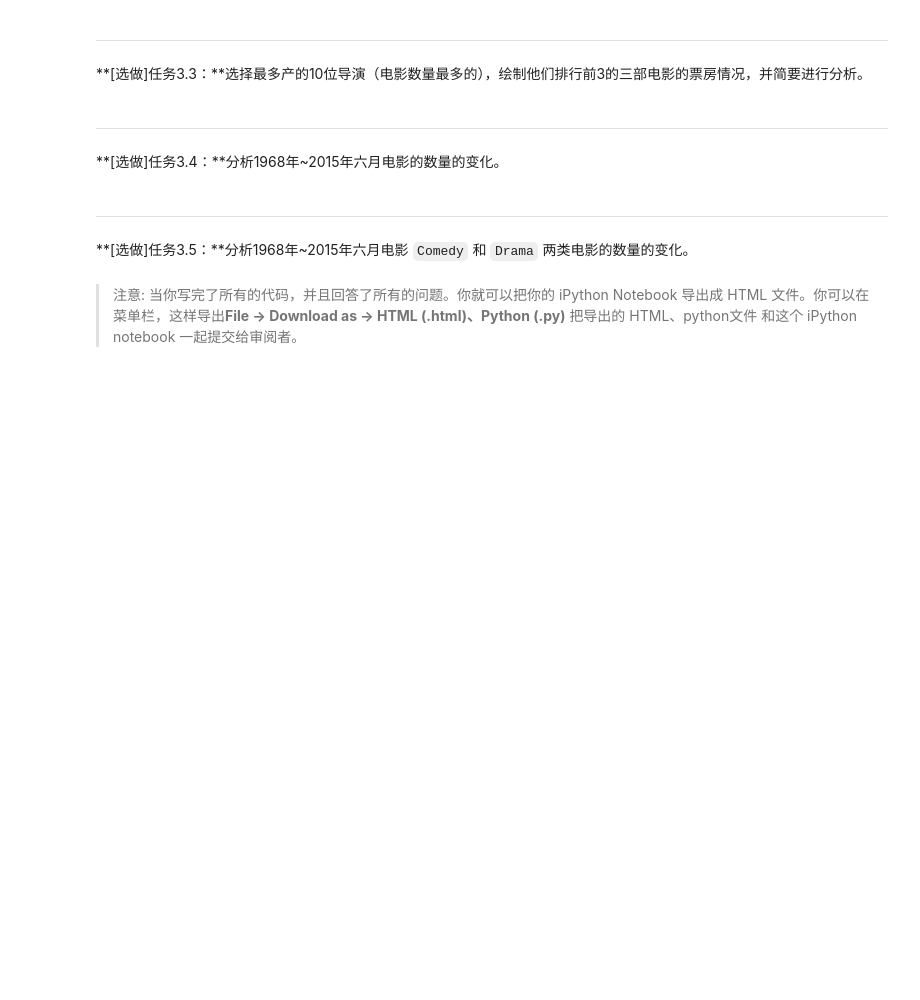
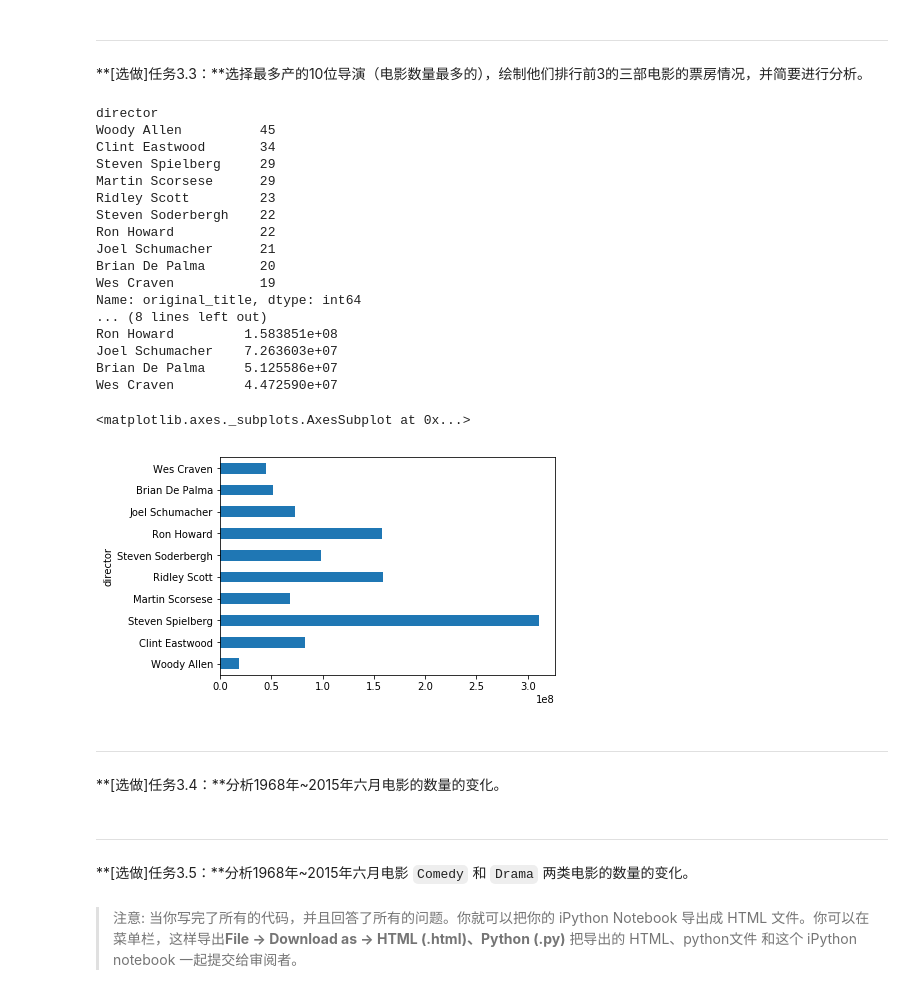
Before and after one commit to yiikai/AIPND_CN_P2_Explore_Movie_Dataset, a Jupyter notebook: Explore Movie Dataset.ipynb, the cells around one changed output. Saved outputs shown, nothing was run; the diff lists cells and outputs as text; code cells hidden in the pictures; blank space fills up the shorter version.

```diff
--- a/Explore Movie Dataset.ipynb
+++ b/Explore Movie Dataset.ipynb
@@ -296,6 +318,40 @@ plt.xticks(rotation=90);
 ---
 
 **[选做]任务3.3：**选择最多产的10位导演（电影数量最多的），绘制他们排行前3的三部电影的票房情况，并简要进行分析。
+# %%
+d_m = movie_data['original_title'].groupby(movie_data['director'])
+top_10 = d_m.count().sort_values(ascending=False).head(10)
+print(top_10)
+director = top_10.index
+revenue = []
+for d in director:
+    revenue.append(movie_data[movie_data['director'] == d]['revenue'].mean())
+top_df = pd.DataFrame(data=revenue,columns=['revenue'],index=director)
+print(top_df)
+base_color = sb.color_palette()[0]
+top_df.plot(kind='barh',legend=False,color=base_color)
+
+#从表中可以看出并不是电影数量越高票房越高， 要看平均票房
+# %% [output]
+director
+Woody Allen          45
+Clint Eastwood       34
+Steven Spielberg     29
+Martin Scorsese      29
+Ridley Scott         23
+Steven Soderbergh    22
+Ron Howard           22
+Joel Schumacher      21
+Brian De Palma       20
+Wes Craven           19
+Name: original_title, dtype: int64
+... (8 lines left out)
+Ron Howard         1.583851e+08
+Joel Schumacher    7.263603e+07
+Brian De Palma     5.125586e+07
+Wes Craven         4.472590e+07
+<matplotlib.axes._subplots.AxesSubplot at 0x...>
+[figure, added]
 # %% [markdown]
 ---
 
```
Also changed, not shown: parts of 4 cells of this notebook.
